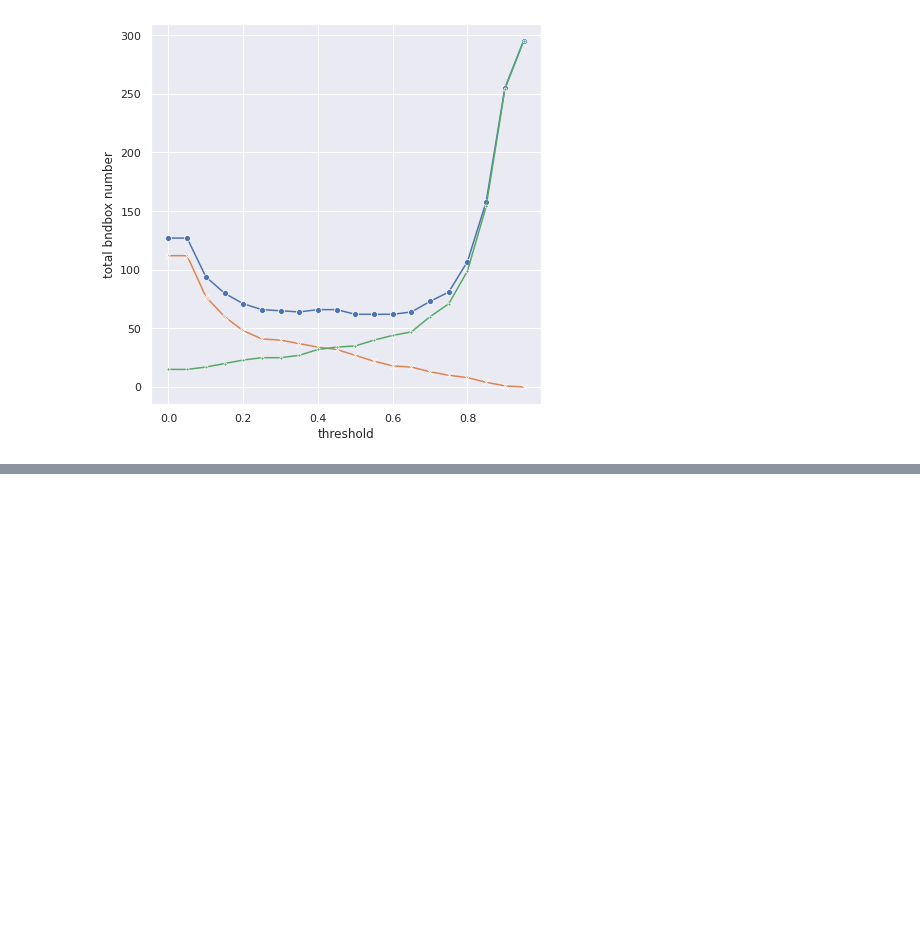
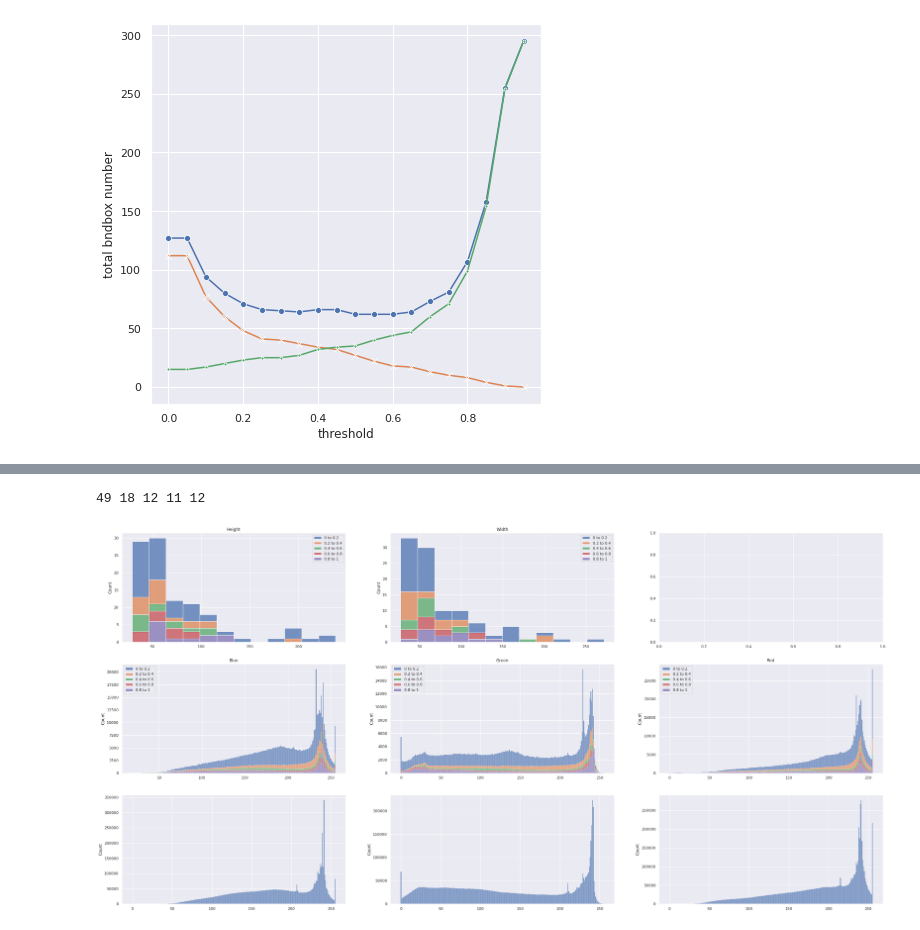
Before and after one commit to ryan840919/STAS-Detection, a Jupyter notebook: Analysis.ipynb, the cells around one changed output, grey strips where cells are left out. Drawn from its saved outputs; the diff is of its cells as text; code cells hidden in the pictures; blank space fills up the shorter version.

```diff
--- a/Analysis.ipynb
+++ b/Analysis.ipynb
@@ -339,0 +434,5 @@ cou('test_with_background_lr0')
+# %%
+Sta_sco('test_with_background')
+# %% [output]
+49 18 12 11 12
+[figure, added]
```
Also changed, not shown: parts of 9 cells of this notebook.
